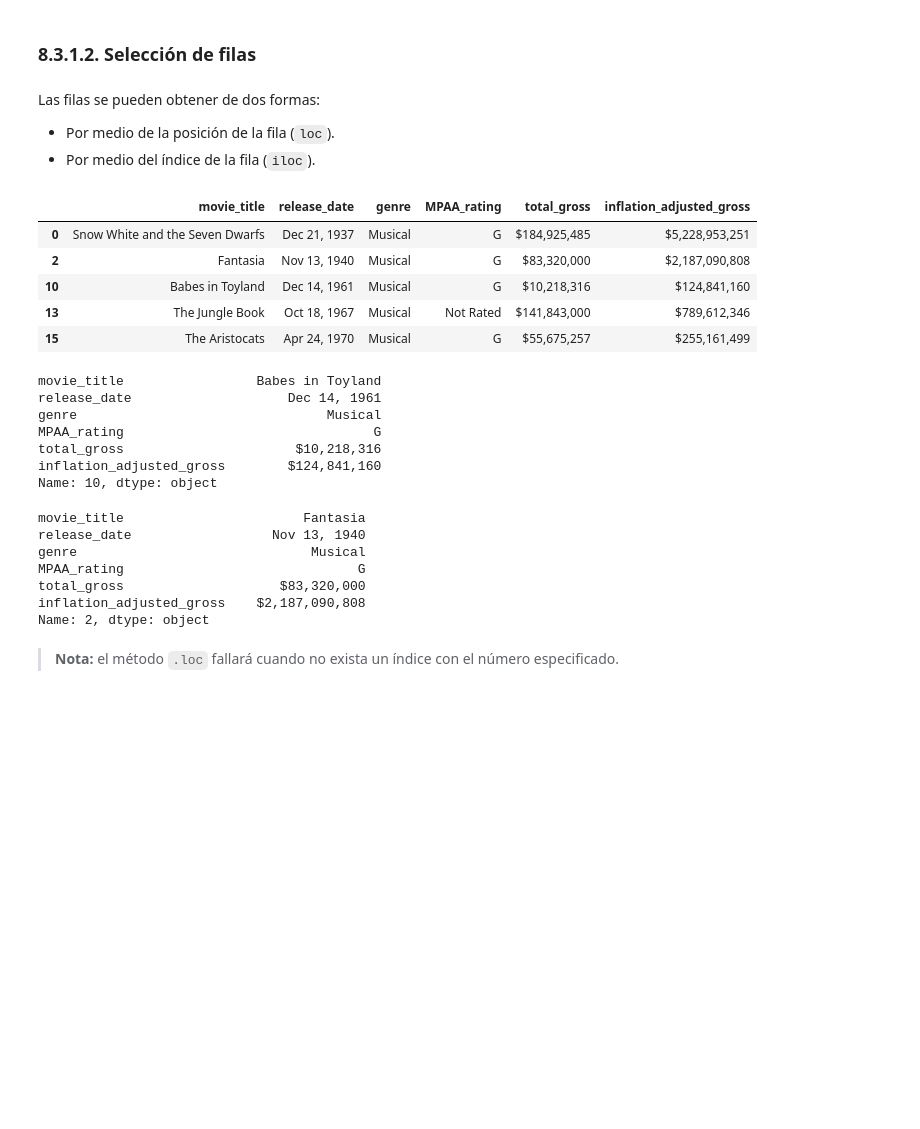
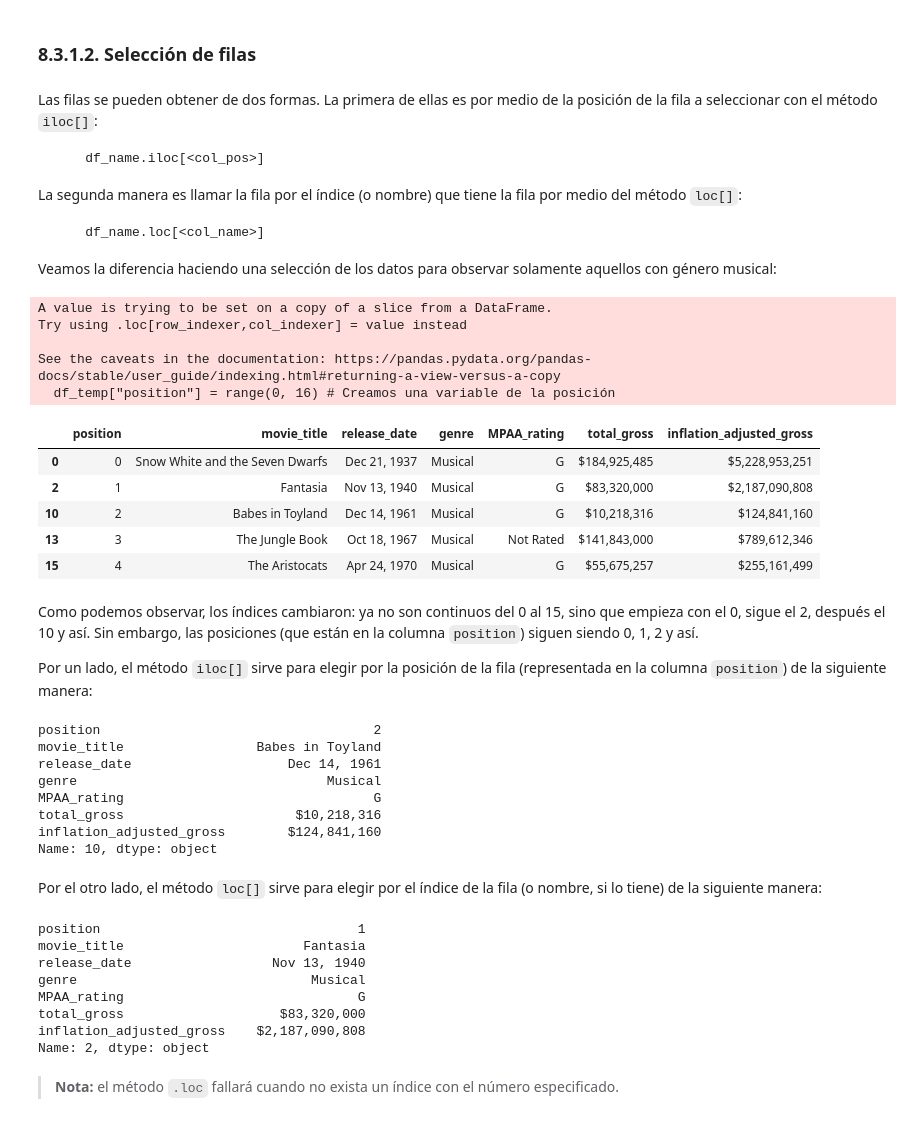
Before and after one commit to JuanMartinL/Data-Science-Crash-Course, a Jupyter notebook: Lecture 4 - Fundamentals in Python 3.0/Lecture4_Introduction_Pyhton.ipynb, the cells around one changed output. Cells and saved outputs as stored; diff of their text form; code cells hidden in the pictures; blank space fills up the shorter version.

```diff
--- a/Lecture 4 - Fundamentals in Python 3.0/Lecture4_Introduction_Pyhton.ipynb
+++ b/Lecture 4 - Fundamentals in Python 3.0/Lecture4_Introduction_Pyhton.ipynb
@@ -293,25 +315,42 @@ data.iloc[:,2:4]
 # %% [markdown]
 ### 8.3.1.2. Selección de filas
 # %% [markdown]
-Las filas se pueden obtener de dos formas:
+Las filas se pueden obtener de dos formas. La primera de ellas es por medio de la posición de la fila a seleccionar con el método `iloc[]`:
 
-* Por medio de la posición de la fila (`loc`).
-* Por medio del índice de la fila (`iloc`).
+        df_name.iloc[<col_pos>]
+
+La segunda manera es llamar la fila por el índice (o nombre) que tiene la fila por medio del método `loc[]`:
+
+        df_name.loc[<col_name>]
+
+Veamos la diferencia haciendo una selección de los datos para observar solamente aquellos con género musical:
 # %%
 # Creando una nueva base de datos con los índices diferentes
-df_temp = data[data.genre == "Musical"]
+df_temp = data[data.genre == "Musical"] # ¡Esto lo veremos en un momento!
+df_temp["position"] = range(0, 16) # Creamos una variable de la posición
+df_temp = df_temp[["position"] + [col for col in df_temp.columns if col != "position"]] # Cambiando el orden
 df_temp.head()
 # %% [output]
+A value is trying to be set on a copy of a slice from a DataFrame.
+Try using .loc[row_indexer,col_indexer] = value instead
+
+See the caveats in the documentation: https://pandas.pydata.org/pandas-docs/stable/user_guide/indexing.html#returning-a-view-versus-a-copy
+  df_temp["position"] = range(0, 16) # Creamos una variable de la posición
-|  | movie_title | release_date | genre | MPAA_rating | total_gross | inflation_adjusted_gross |
-| 0 | Snow White and the Seven Dwarfs | Dec 21, 1937 | Musical | G | $184,925,485 | $5,228,953,251 |
-| 2 | Fantasia | Nov 13, 1940 | Musical | G | $83,320,000 | $2,187,090,808 |
-| 10 | Babes in Toyland | Dec 14, 1961 | Musical | G | $10,218,316 | $124,841,160 |
-| 13 | The Jungle Book | Oct 18, 1967 | Musical | Not Rated | $141,843,000 | $789,612,346 |
-| 15 | The Aristocats | Apr 24, 1970 | Musical | G | $55,675,257 | $255,161,499 |
+|  | position | movie_title | release_date | genre | MPAA_rating | total_gross | inflation_adjusted_gross |
+| 0 | 0 | Snow White and the Seven Dwarfs | Dec 21, 1937 | Musical | G | $184,925,485 | $5,228,953,251 |
+| 2 | 1 | Fantasia | Nov 13, 1940 | Musical | G | $83,320,000 | $2,187,090,808 |
+| 10 | 2 | Babes in Toyland | Dec 14, 1961 | Musical | G | $10,218,316 | $124,841,160 |
+| 13 | 3 | The Jungle Book | Oct 18, 1967 | Musical | Not Rated | $141,843,000 | $789,612,346 |
+| 15 | 4 | The Aristocats | Apr 24, 1970 | Musical | G | $55,675,257 | $255,161,499 |
+# %% [markdown]
+Como podemos observar, los índices cambiaron: ya no son continuos del 0 al 15, sino que empieza con el 0, sigue el 2, después el 10 y así. Sin embargo, las posiciones (que están en la columna `position`) siguen siendo 0, 1, 2 y así.
+
+Por un lado, el método `iloc[]` sirve para elegir por la posición de la fila (representada en la columna  `position`) de la siguiente manera:
 # %%
 # Estipulando la posición de la fila
 df_temp.iloc[2]
 # %% [output]
+position                                   2
 movie_title                 Babes in Toyland
 release_date                    Dec 14, 1961
 genre                                Musical
@@ -319,10 +358,13 @@ MPAA_rating                                G
 total_gross                      $10,218,316
 inflation_adjusted_gross        $124,841,160
 Name: 10, dtype: object
+# %% [markdown]
+Por el otro lado, el método `loc[]` sirve para elegir por el índice de la fila (o nombre, si lo tiene) de la siguiente manera:
 # %%
 # Estipulando el índice de la columna
 df_temp.loc[2]
 # %% [output]
+position                                 1
 movie_title                       Fantasia
 release_date                  Nov 13, 1940
 genre                              Musical
```
Also changed, not shown: parts of 31 cells of this notebook.
